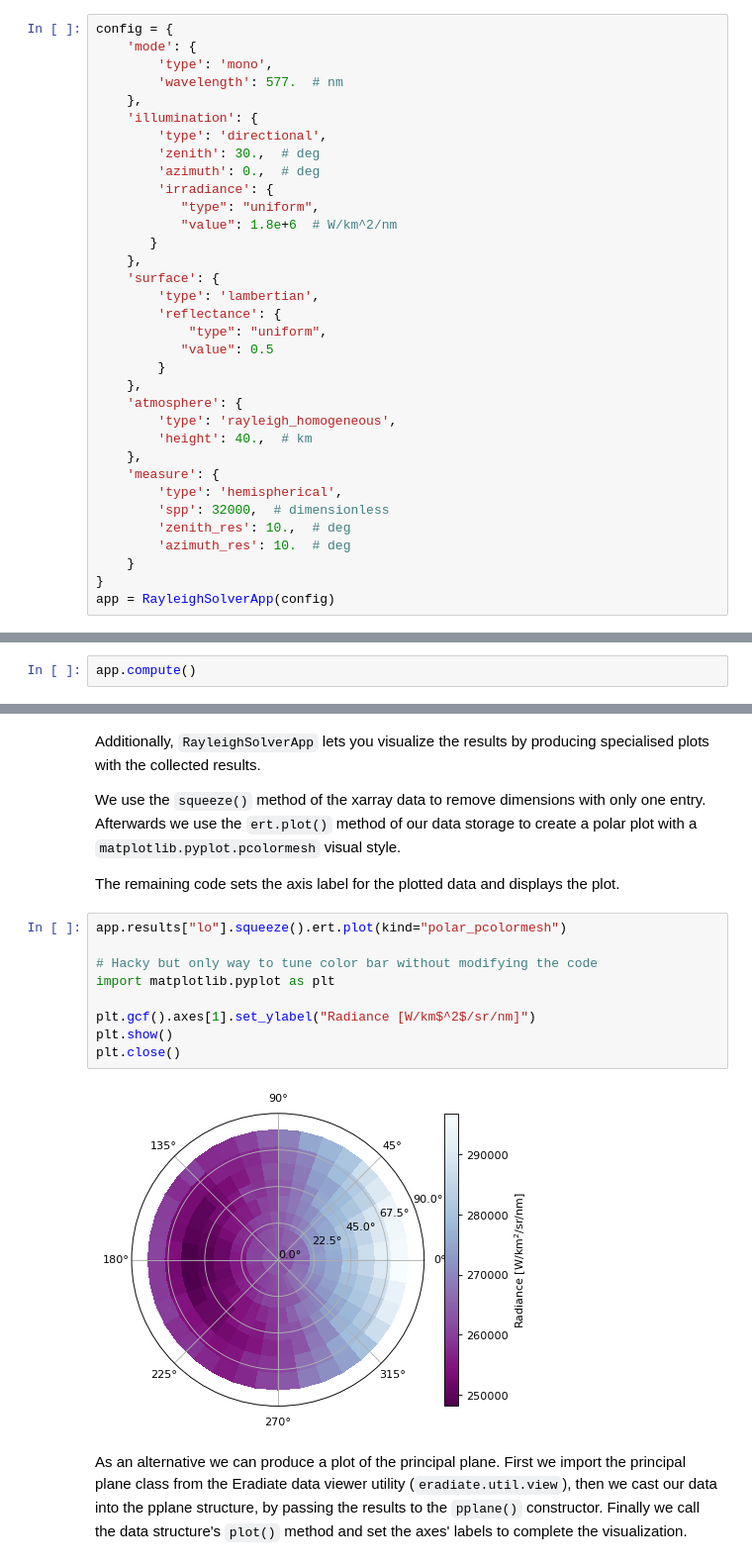
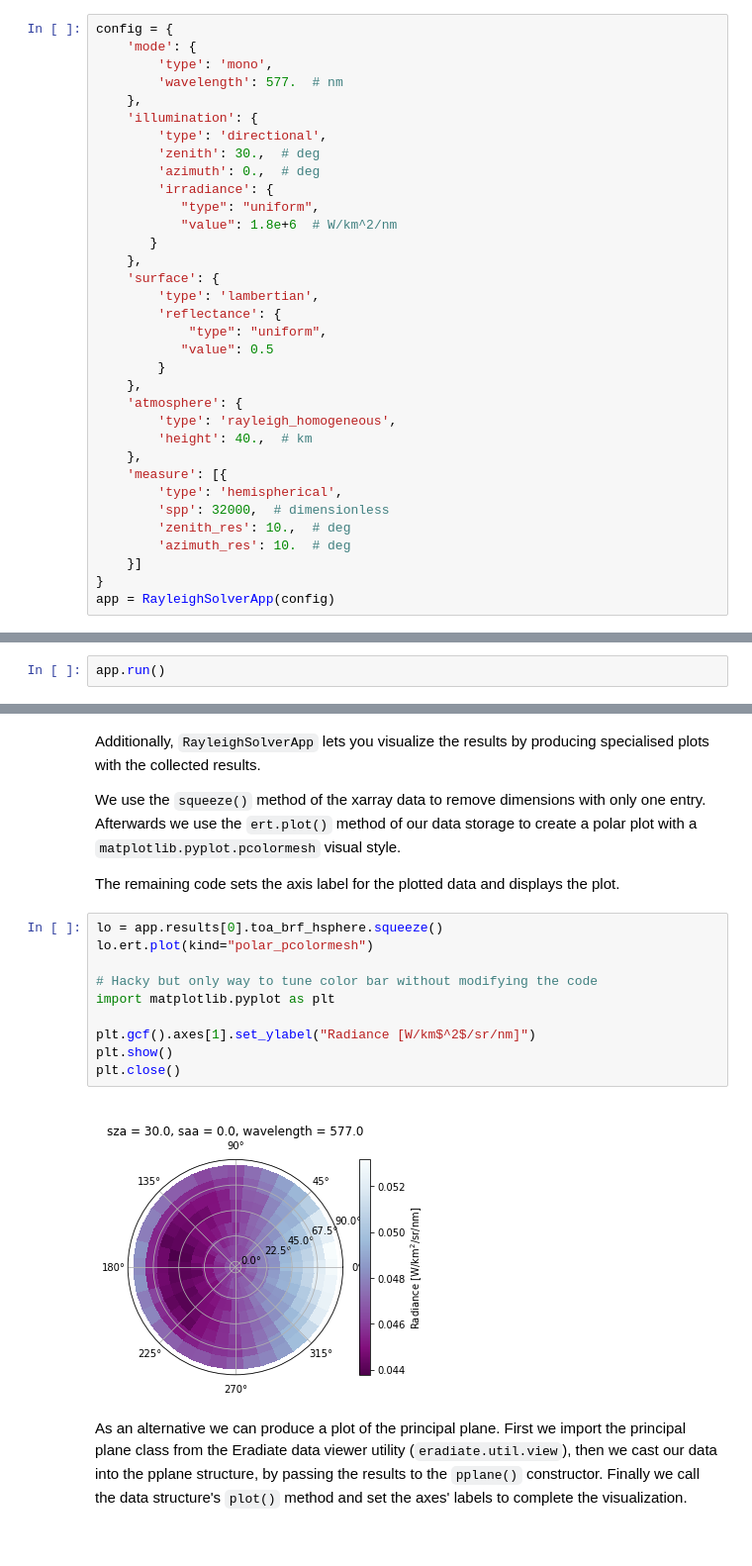
Before and after one commit to eradiate/eradiate-data, a Jupyter notebook: notebooks/tutorials/rayleigh_solver_app/rayleigh_solver_app.ipynb, the cells around one changed output, grey strips where cells are left out. Shown: that part at 99% size. Cells and saved outputs as stored; diff of their text form.

```diff
--- a/notebooks/tutorials/rayleigh_solver_app/rayleigh_solver_app.ipynb
+++ b/notebooks/tutorials/rayleigh_solver_app/rayleigh_solver_app.ipynb
@@ -38,12 +38,12 @@ config = {
         'type': 'rayleigh_homogeneous',
         'height': 40.,  # km
     },
-    'measure': {
+    'measure': [{
         'type': 'hemispherical',
         'spp': 32000,  # dimensionless
         'zenith_res': 10.,  # deg
         'azimuth_res': 10.  # deg
-    }
+    }]
 }
 app = RayleighSolverApp(config)
 # %% [markdown]
@@ -85,7 +85,7 @@ with open("config.yml", 'r') as f:
 # %% [markdown]
 To make the application execute the simulation, simply write:
 # %%
-app.compute()
+app.run()
 # %% [markdown]
 The application collects the raw results that you can retrieve and postprocess at your convenience. These raw results are stored into a labeled multidimensional array (`DataArray` from the [xarray](http://xarray.pydata.org) library) that allows for easy postprocessing, including exporting the results data to the netCDF format.
 # %%
@@ -117,16 +116,17 @@ We use the `squeeze()` method of the xarray data to remove dimensions with only
 
 The remaining code sets the axis label for the plotted data and displays the plot.
 # %%
-app.results["lo"].squeeze().ert.plot(kind="polar_pcolormesh")
+lo = app.results[0].toa_brf_hsphere.squeeze()
+lo.ert.plot(kind="polar_pcolormesh")
 
 # Hacky but only way to tune color bar without modifying the code
 import matplotlib.pyplot as plt
 
 plt.gcf().axes[1].set_ylabel("Radiance [W/km$^2$/sr/nm]")
 plt.show()
 plt.close()
 # %% [output]
-[figure, old version]
+[figure, new version]
 # %% [markdown]
 As an alternative we can produce a plot of the principal plane. First we import the principal plane class from the Eradiate data viewer utility (`eradiate.util.view`), then we cast our data into the pplane structure, by passing the results to the `pplane()` constructor. Finally we call the data structure's `plot()` method and set the axes' labels to complete the visualization.
 # %%
```
Also changed, not shown: parts of 2 cells of this notebook, 4 other files.
